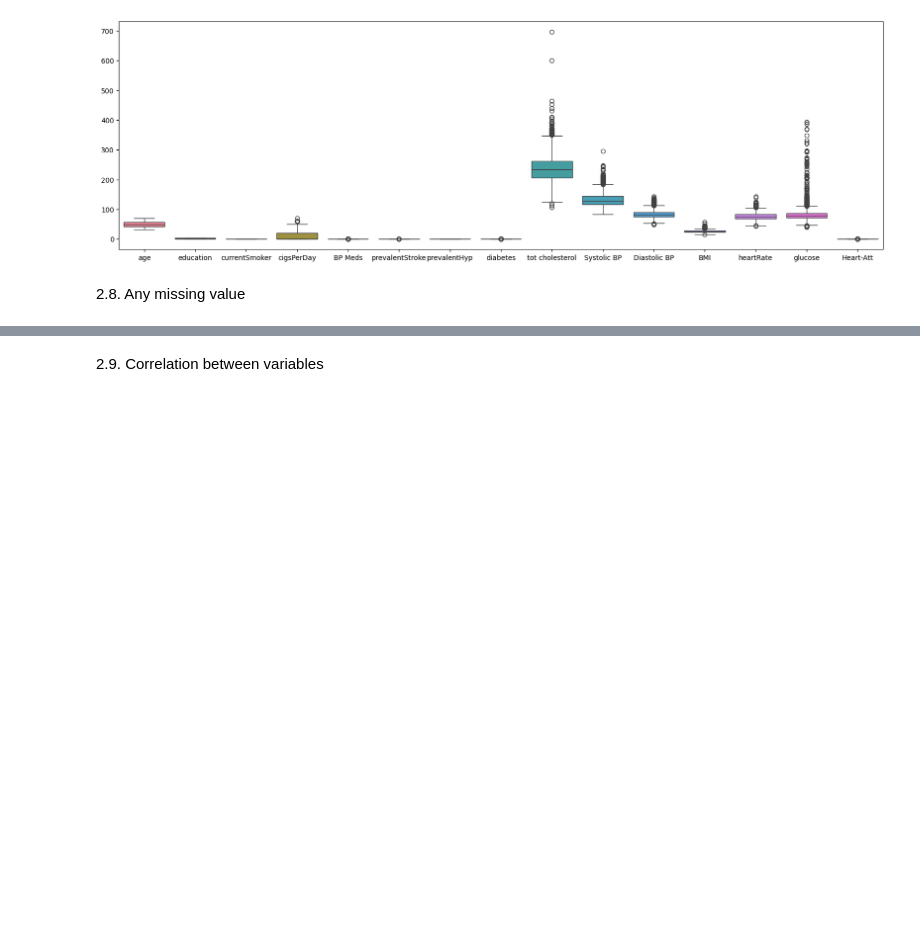
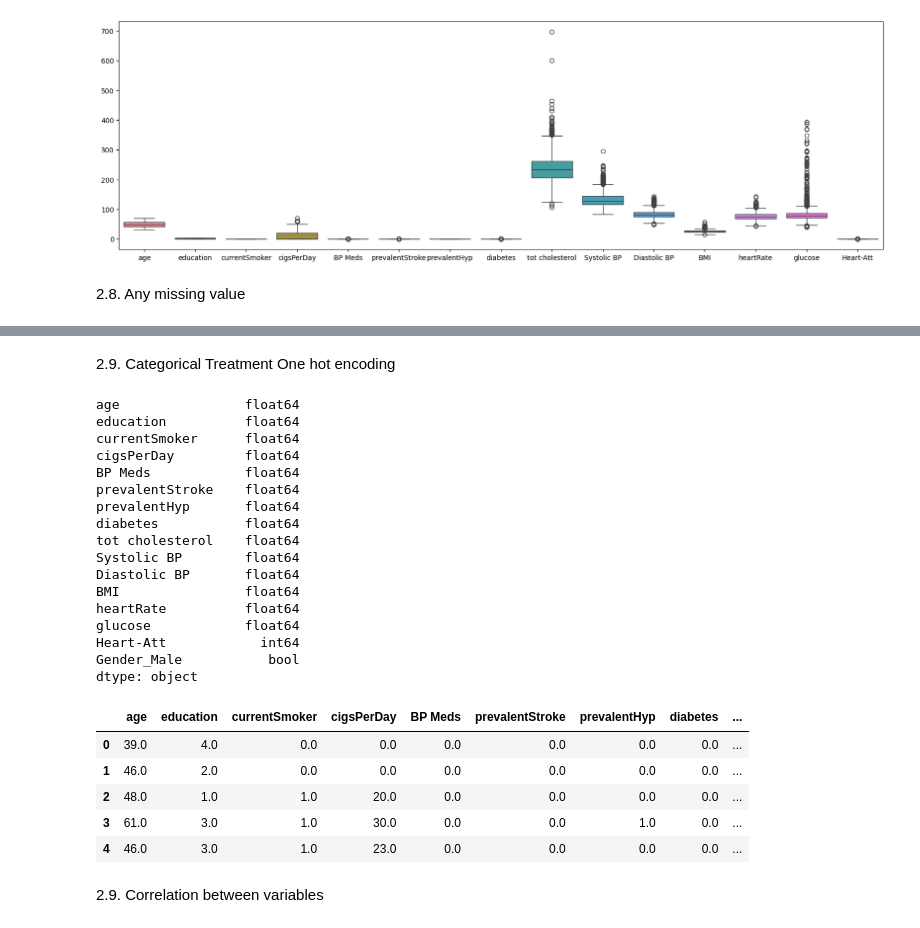
Before and after one commit to gourabb8273/Data-Science-With-Python, a Jupyter notebook: NaïveBayes/heart_risk_predictor_naïve_bayes_model.ipynb, the cells around one changed output, grey strips where cells are left out. Saved outputs shown, nothing was run; the diff lists cells and outputs as text; code cells hidden in the pictures; blank space fills up the shorter version.

```diff
--- a/NaïveBayes/heart_risk_predictor_naïve_bayes_model.ipynb
+++ b/NaïveBayes/heart_risk_predictor_naïve_bayes_model.ipynb
@@ -128,6 +128,37 @@ heartRate            4
 glucose            391
 Heart-Att            0
 dtype: int64
+# %% [markdown]
+2.9. Categorical Treatment One hot encoding
+# %%
+data_encoded = pd.get_dummies(data, columns=['Gender'], drop_first=True)
+print(data_encoded.dtypes)
+data= data_encoded
+data.head(5)
+# %% [output]
+age                float64
+education          float64
+currentSmoker      float64
+cigsPerDay         float64
+BP Meds            float64
+prevalentStroke    float64
+prevalentHyp       float64
+diabetes           float64
+tot cholesterol    float64
+Systolic BP        float64
+Diastolic BP       float64
+BMI                float64
+heartRate          float64
+glucose            float64
+Heart-Att            int64
+Gender_Male           bool
+dtype: object
+|  | age | education | currentSmoker | cigsPerDay | BP Meds | prevalentStroke | prevalentHyp | diabetes | ... |
+| 0 | 39.0 | 4.0 | 0.0 | 0.0 | 0.0 | 0.0 | 0.0 | 0.0 | ... |
+| 1 | 46.0 | 2.0 | 0.0 | 0.0 | 0.0 | 0.0 | 0.0 | 0.0 | ... |
+| 2 | 48.0 | 1.0 | 1.0 | 20.0 | 0.0 | 0.0 | 0.0 | 0.0 | ... |
+| 3 | 61.0 | 3.0 | 1.0 | 30.0 | 0.0 | 0.0 | 1.0 | 0.0 | ... |
+| 4 | 46.0 | 3.0 | 1.0 | 23.0 | 0.0 | 0.0 | 0.0 | 0.0 | ... |
 # %% [markdown]
 2.9. Correlation between variables
 # %%
```
Also changed, not shown: parts of 20 cells of this notebook, 7 other files.
